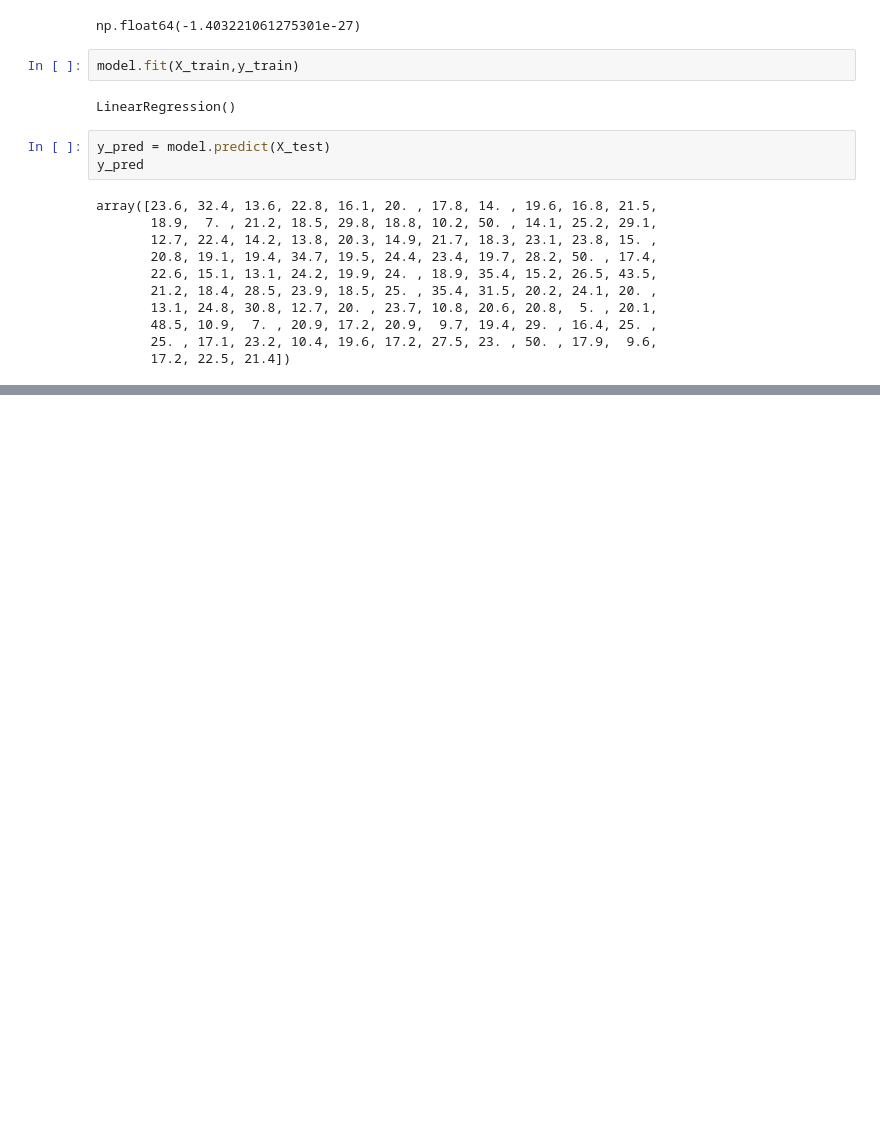
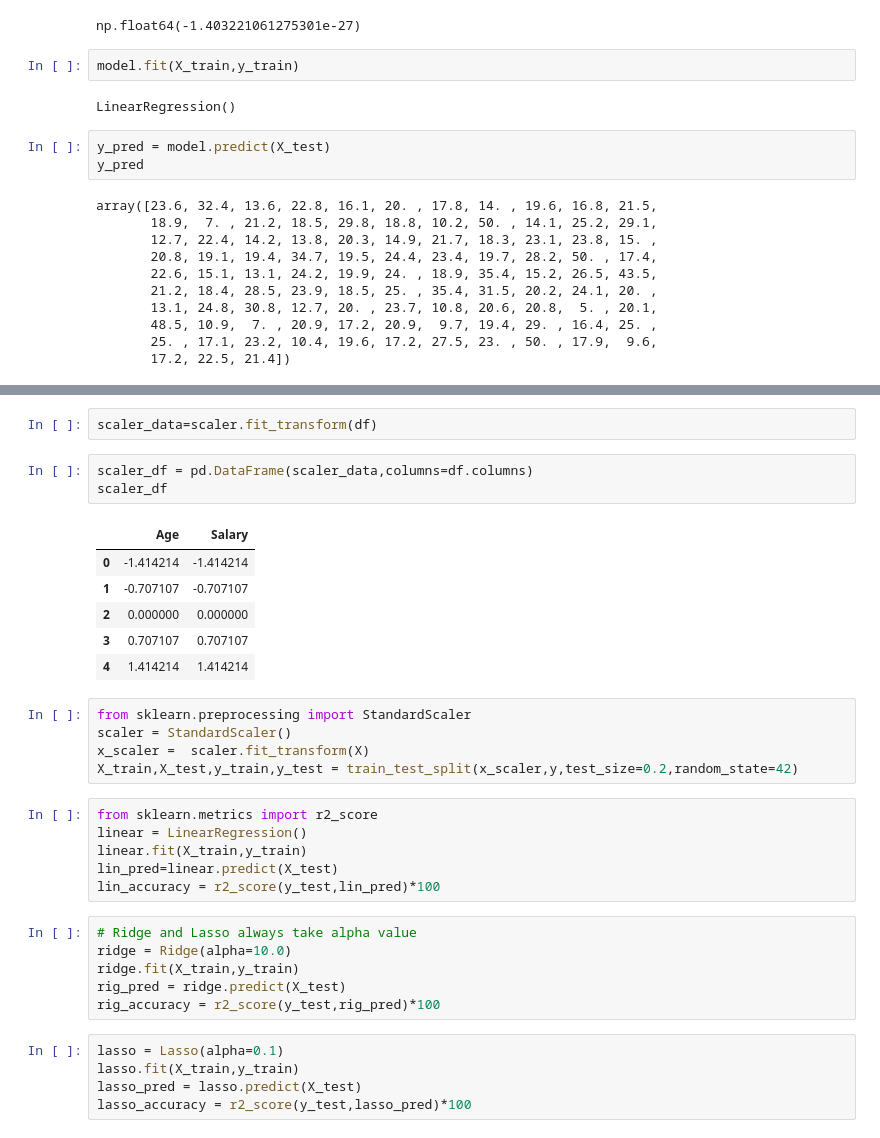
Before and after one commit to Mayank2014l/Training-Questions, a Jupyter notebook: 94.overfitting.ipynb, the cells around one changed output, grey strips where cells are left out. Cells and saved outputs as stored; diff of their text form; blank space fills up the shorter version.

```diff
--- a/94.overfitting.ipynb
+++ b/94.overfitting.ipynb
@@ -276,0 +405,34 @@ compare_df
+# %%
+scaler_data=scaler.fit_transform(df)
+# %%
+scaler_df = pd.DataFrame(scaler_data,columns=df.columns)
+scaler_df
+# %% [output]
+|  | Age | Salary |
+| 0 | -1.414214 | -1.414214 |
+| 1 | -0.707107 | -0.707107 |
+| 2 | 0.000000 | 0.000000 |
+| 3 | 0.707107 | 0.707107 |
+| 4 | 1.414214 | 1.414214 |
+# %%
+from sklearn.preprocessing import StandardScaler
+scaler = StandardScaler()
+x_scaler =  scaler.fit_transform(X)
+X_train,X_test,y_train,y_test = train_test_split(x_scaler,y,test_size=0.2,random_state=42)
+# %%
+from sklearn.metrics import r2_score
+linear = LinearRegression()
+linear.fit(X_train,y_train)
+lin_pred=linear.predict(X_test)
+lin_accuracy = r2_score(y_test,lin_pred)*100
+# %%
+# Ridge and Lasso always take alpha value
+ridge = Ridge(alpha=10.0)
+ridge.fit(X_train,y_train)
+rig_pred = ridge.predict(X_test)
+rig_accuracy = r2_score(y_test,rig_pred)*100
+# %%
+lasso = Lasso(alpha=0.1)
+lasso.fit(X_train,y_train)
+lasso_pred = lasso.predict(X_test)
+lasso_accuracy = r2_score(y_test,lasso_pred)*100
```
Also changed, not shown: parts of 18 cells of this notebook.
